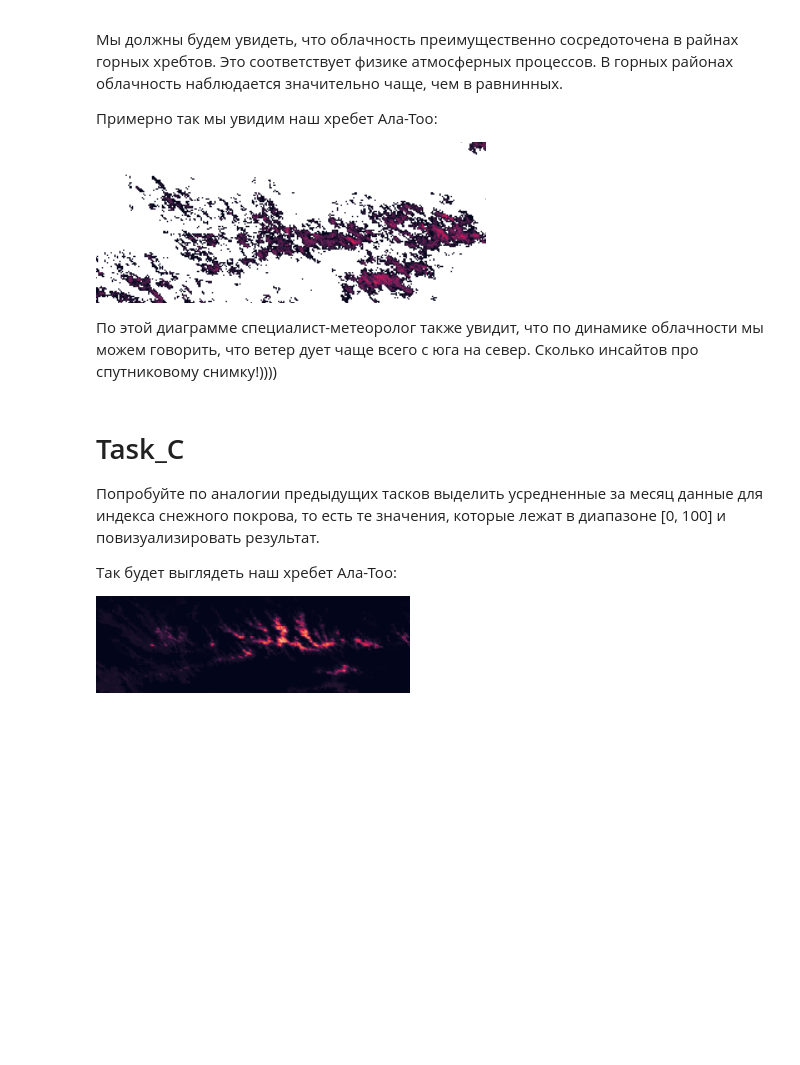
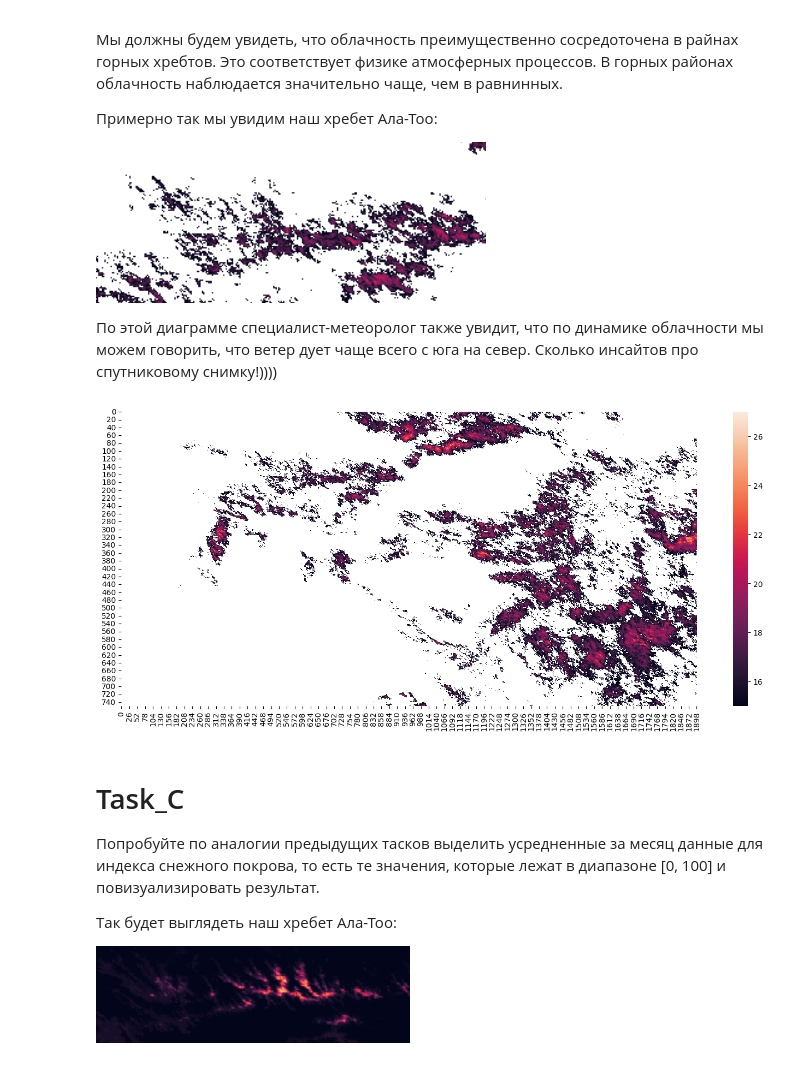
Before and after one commit to Kutmanegmkl/NumPy, a Jupyter notebook: np_hw_2.ipynb, the cells around one changed output. Drawn from its saved outputs; the diff is of its cells as text; code cells hidden in the pictures; blank space fills up the shorter version.

```diff
--- a/np_hw_2.ipynb
+++ b/np_hw_2.ipynb
@@ -429,6 +425,14 @@ IndexError: Inconsistent shape between the condition and the input (got (44617,
 По этой диаграмме специалист-метеоролог также увидит, что по динамике облачности мы можем говорить, что ветер дует чаще всего с юга на север. Сколько инсайтов про спутниковому снимку!))))
 # %%
 cloud_arr = month_matrix.copy()
+# %%
+cloud = np.where(cloud_arr == 250, 1, np.nan)
+# %%
+cloud_sum = np.nansum(cloud, axis = 2)
+# %%
+show_map(np.where(cloud_sum < 15, np.nan, cloud_sum))
+# %% [output]
+[figure, added]
 # %% [markdown]
 # Task_C
 
```
Also changed, not shown: parts of 17 cells of this notebook.
